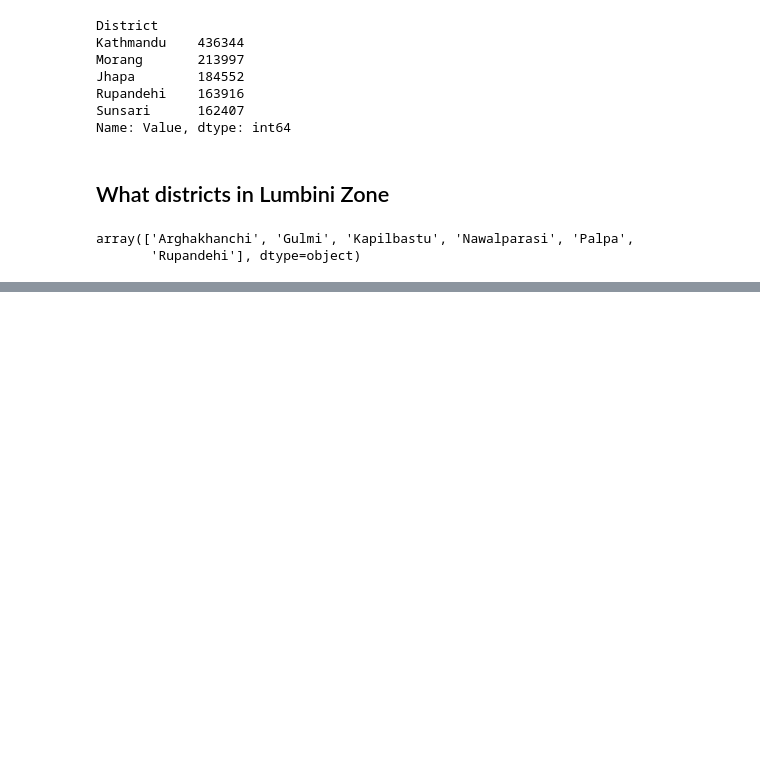
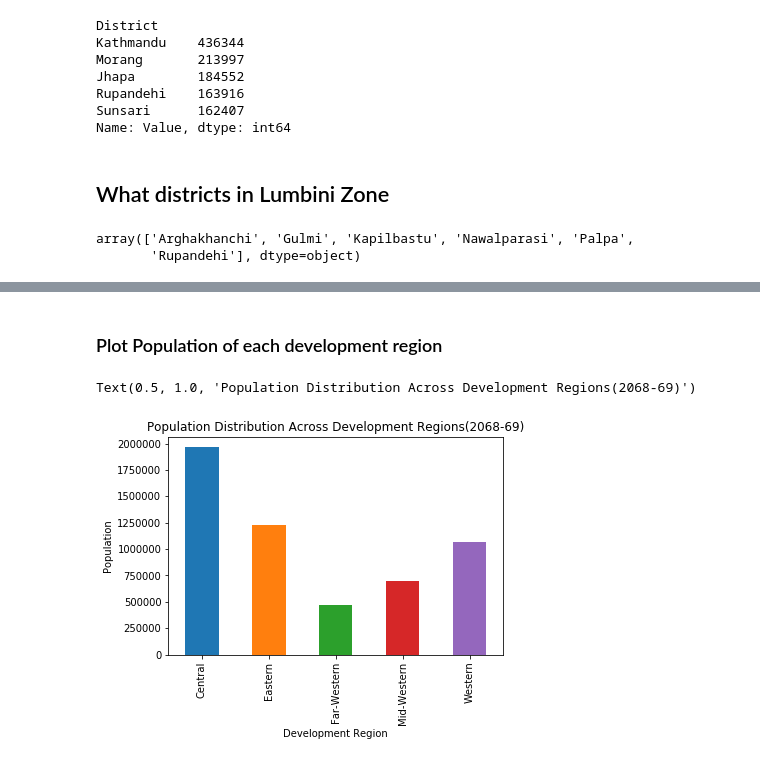
Before and after one commit to Bishalsarang/Playing-with-Data, a Jupyter notebook: Nepal Population(2011-12 by age)/Playing_with_Population_Data(2068_69).ipynb, the cells around one changed output, grey strips where cells are left out. Drawn from its saved outputs; the diff is of its cells as text; code cells hidden in the pictures; blank space fills up the shorter version.

Commit message:
Add basic plotting

```diff
--- a/Nepal Population(2011-12 by age)/Playing_with_Population_Data(2068_69).ipynb
+++ b/Nepal Population(2011-12 by age)/Playing_with_Population_Data(2068_69).ipynb
@@ -215,0 +267,10 @@ array(['Arghakhanchi', 'Gulmi', 'Kapilbastu', 'Nawalparasi', 'Palpa',
+# %% [markdown]
+
+### Plot Population of each development region
+# %%
+df.groupby(by = "Development Region")["Value"].sum().plot(kind = "bar")
+plt.ylabel("Population")
+plt.title("Population Distribution Across Development Regions(2068-69)")
+# %% [output]
+Text(0.5, 1.0, 'Population Distribution Across Development Regions(2068-69)')
+[figure, added]
```
Also changed, not shown: parts of 11 cells of this notebook.
